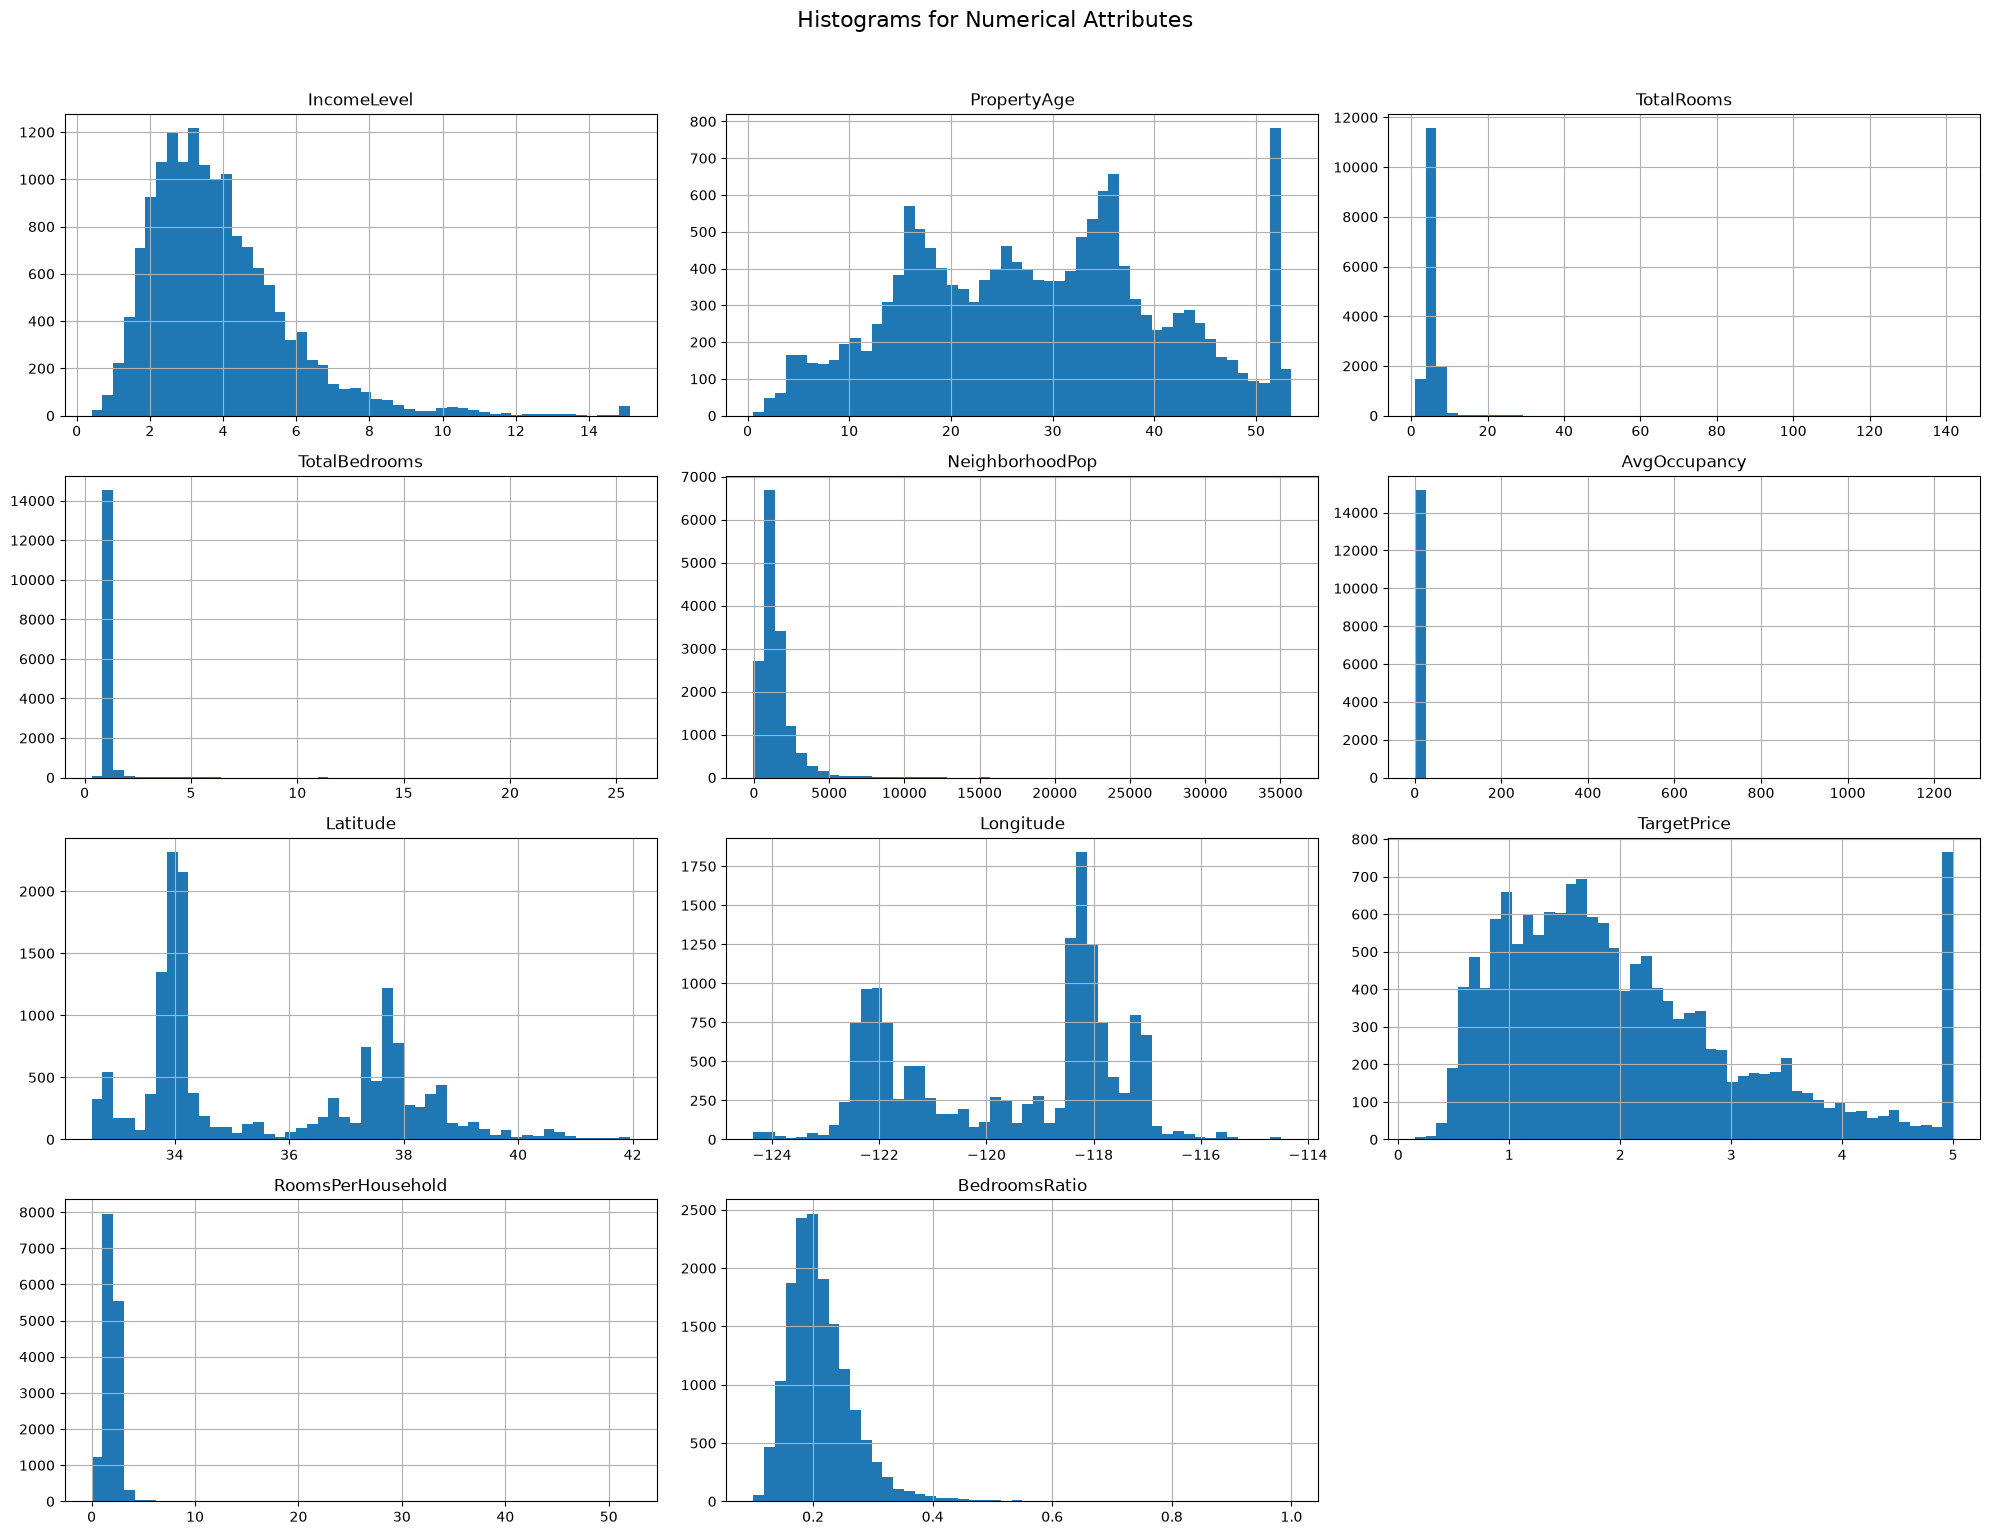
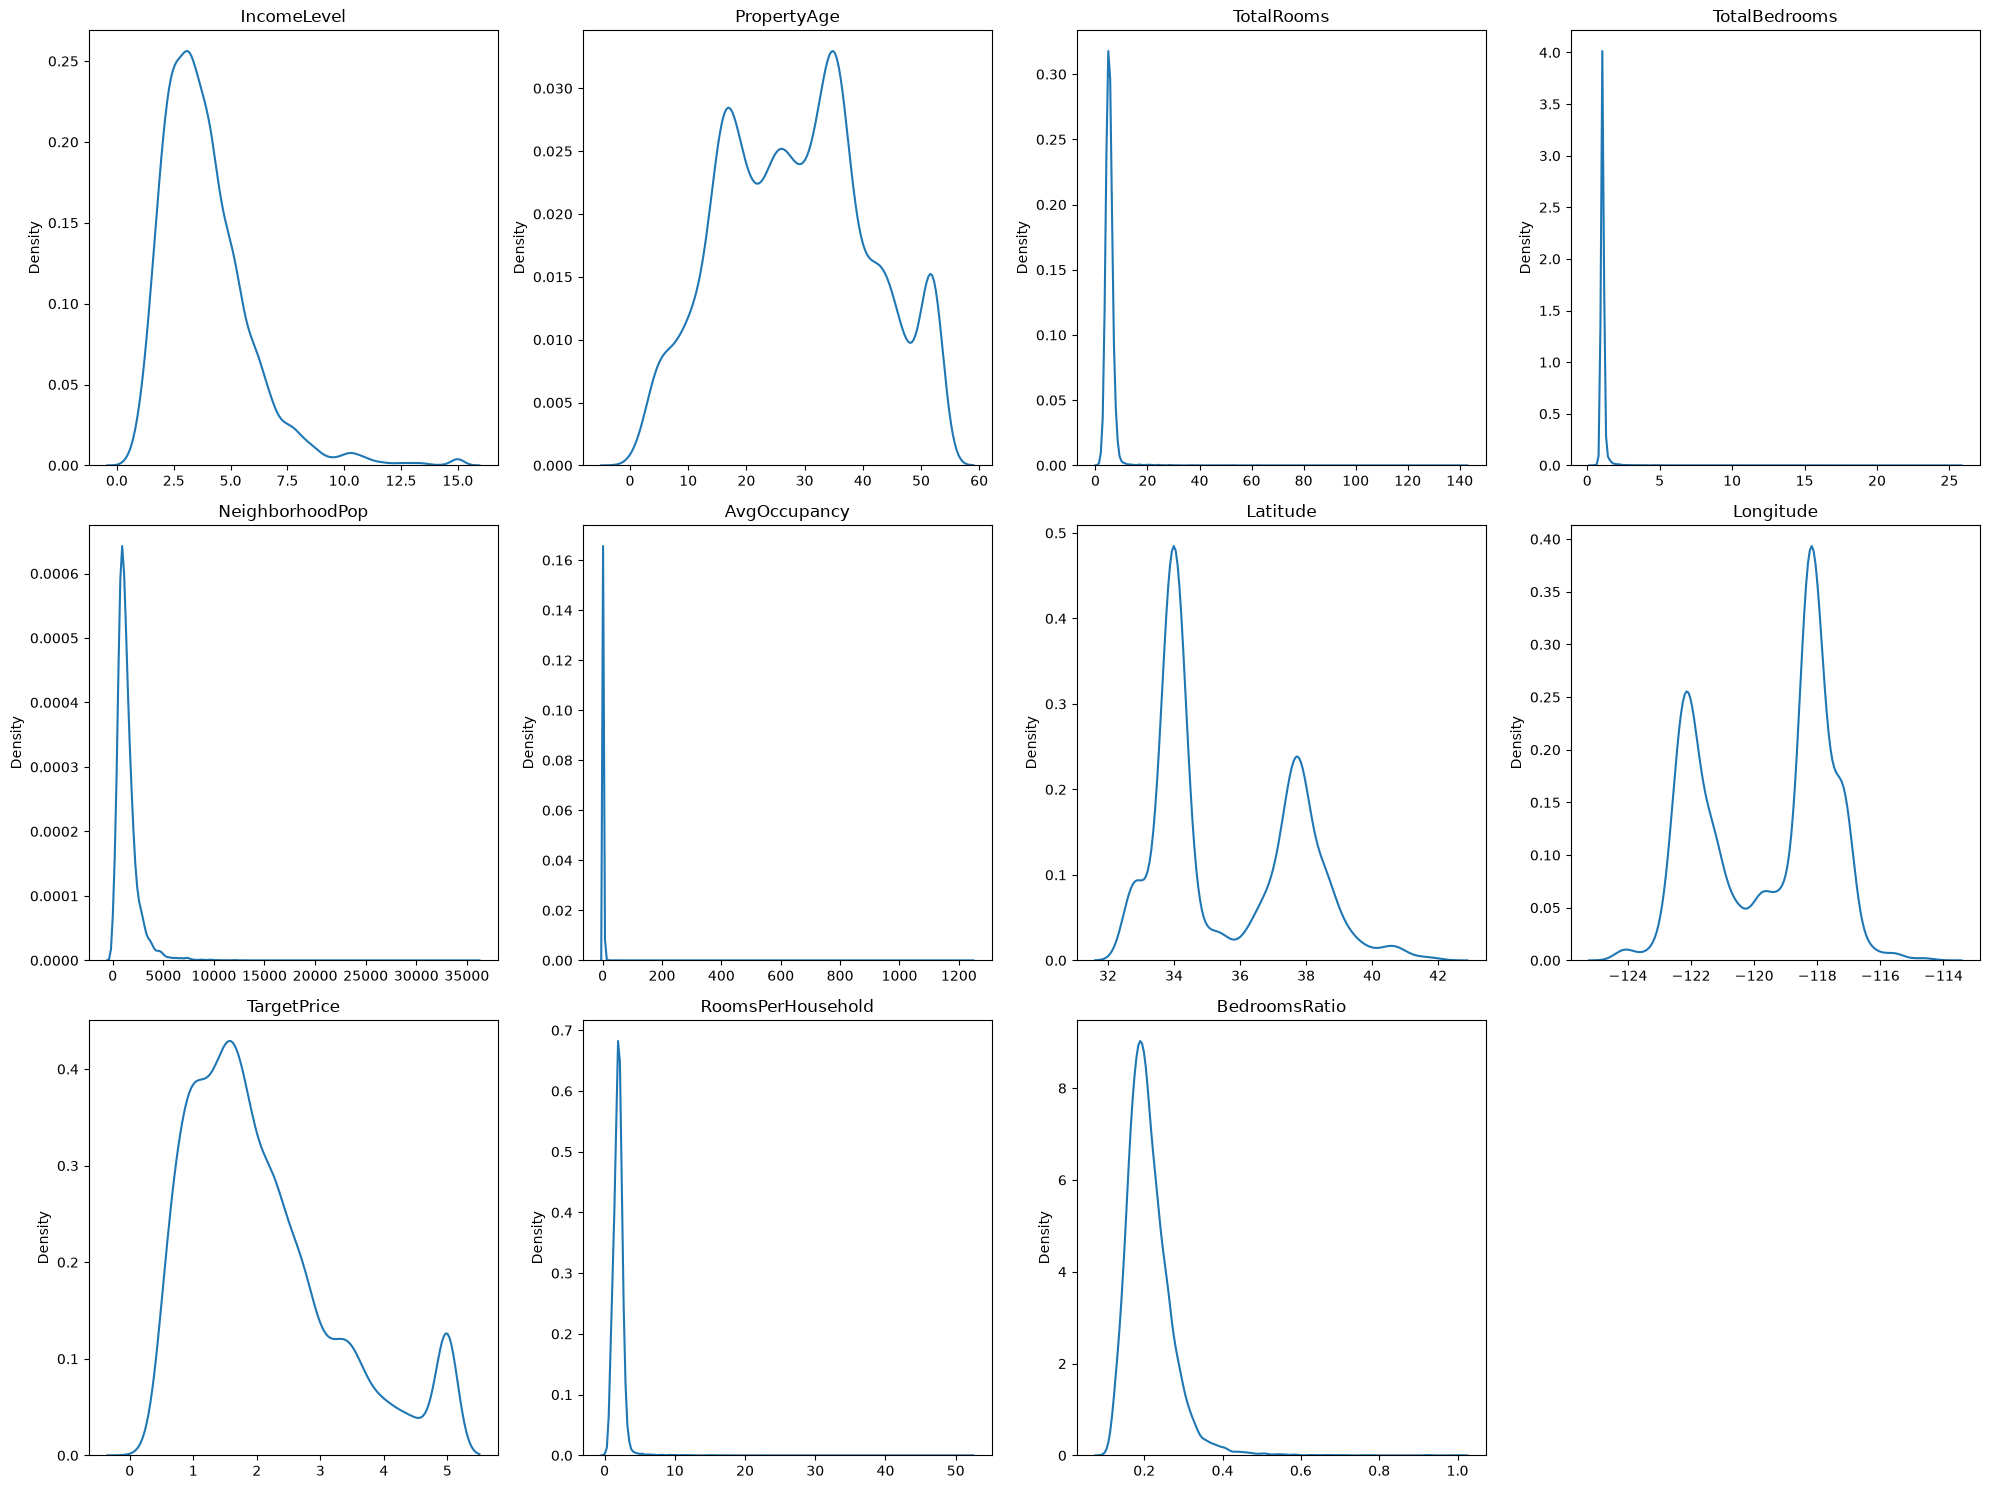
The notebook cell's code change between the first figure and the second:
--- before
+++ after
@@ -1,9 +1,11 @@
-import matplotlib.pyplot as plt
+fig, axes = plt.subplots(3, 4, figsize=(20, 15))
+axes = axes.flatten()
+for idx, col in enumerate(numerical_columns):
+    sns.kdeplot(data=df[col], ax=axes[idx])
+    axes[idx].set_title(col)
+    axes[idx].set_xlabel('')
 
-
-df.hist(bins=50, figsize=(20, 15))
-
-
-plt.suptitle('Histograms for Numerical Attributes', fontsize=16, y=1.02)
+for j in range(len(numerical_columns), len(axes)):
+    fig.delaxes(axes[j])
 
 plt.tight_layout()

Commit: Keep combined reports and delete all other extra versions